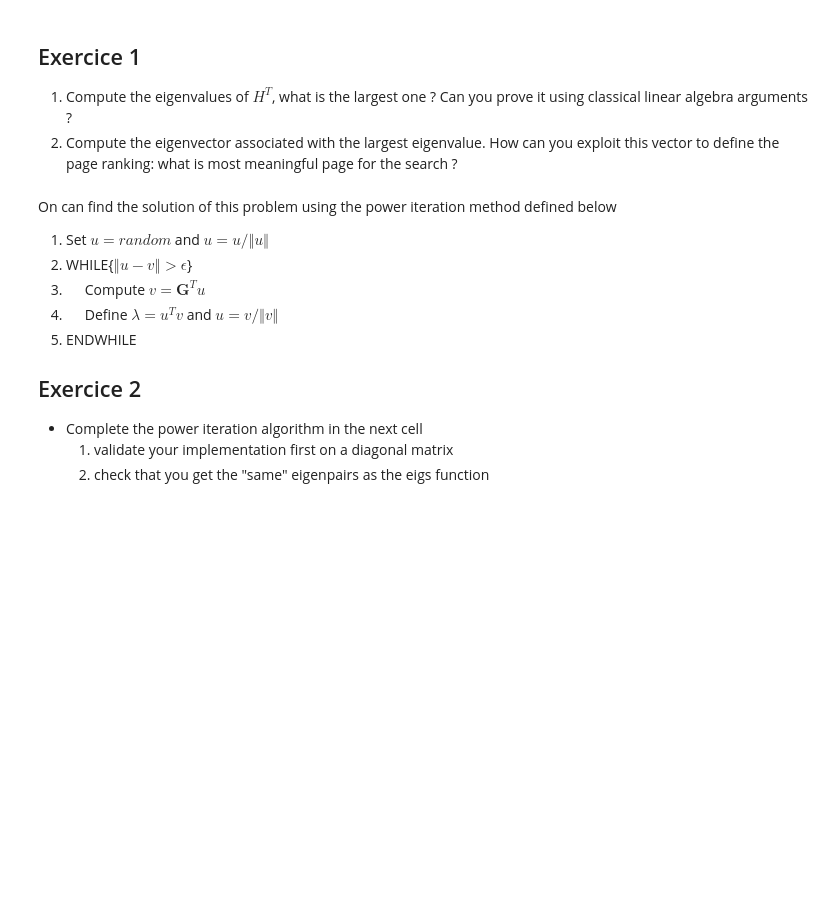
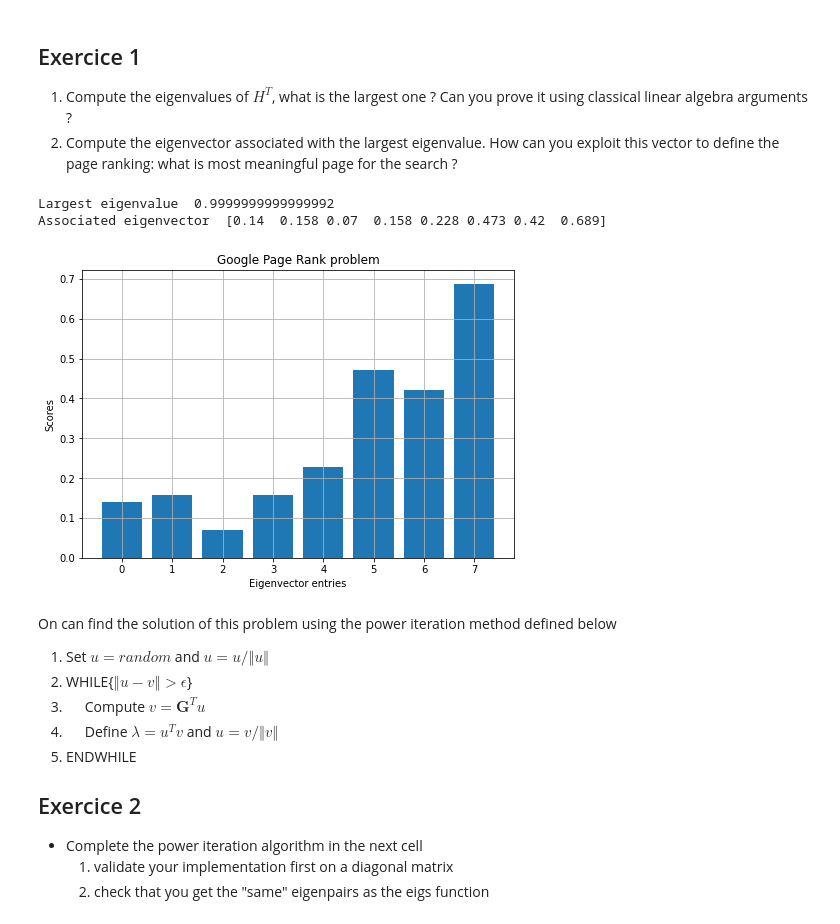
Before and after one commit to vnghia/hpc, a Jupyter notebook: mpi/ranking.ipynb, the cells around one changed output. Saved outputs shown, nothing was run; the diff lists cells and outputs as text; code cells hidden in the pictures; blank space fills up the shorter version.

```diff
--- a/mpi/ranking.ipynb
+++ b/mpi/ranking.ipynb
@@ -138,12 +140,17 @@ def plt_sol(A, v):
 # %%
 from scipy.sparse.linalg import eigs
 
-# vals, vecs = ...
+vals, vecs = eigs(H.T)
+val, vec = vals[0].real, vecs[:, 0].real
 
-# print("Largest eigenvalue ",vals[0].real)
-# print("Associated eigenvector ",vecs[:,0].real)
+print("Largest eigenvalue ", val)
+print("Associated eigenvector ", vec)
 
-# plt_sol(H,vecs[:,0])
+plt_sol(H, vec)
+# %% [output]
+Largest eigenvalue  0.9999999999999992
+Associated eigenvector  [0.14  0.158 0.07  0.158 0.228 0.473 0.42  0.689]
+[figure, added]
 # %% [markdown]
 On can find the solution of this problem using the power iteration
 method defined below
```
Also changed, not shown: parts of 6 cells of this notebook.
